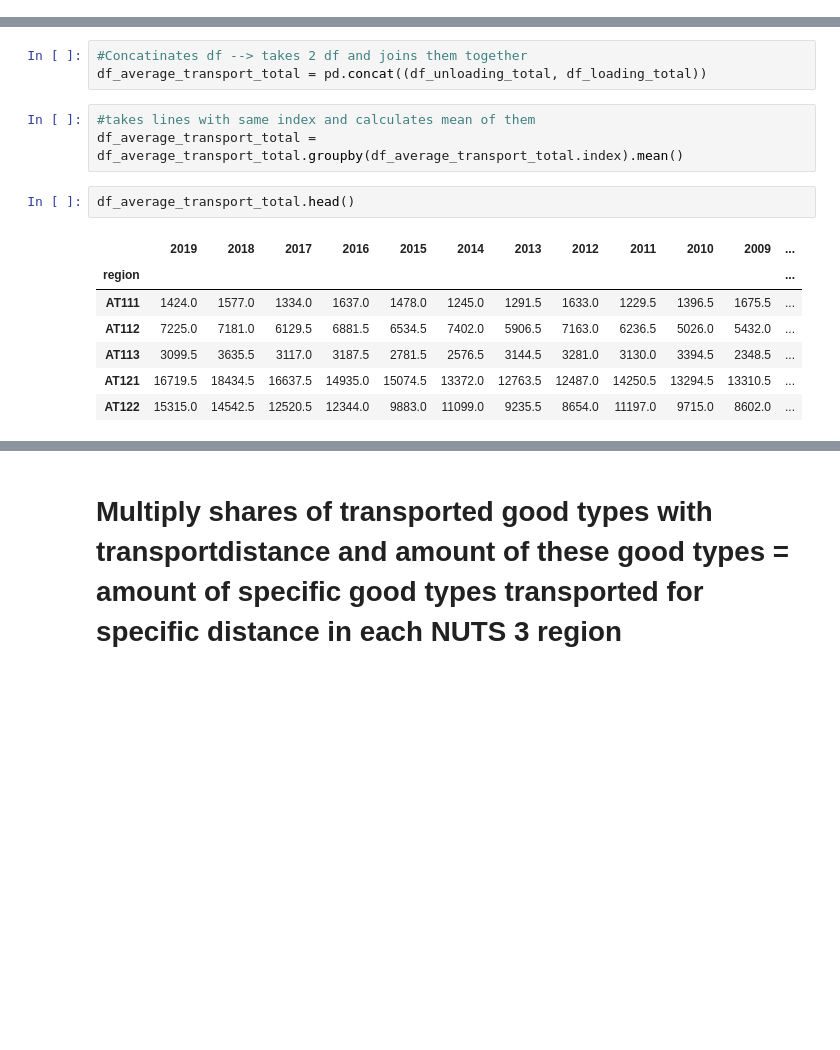
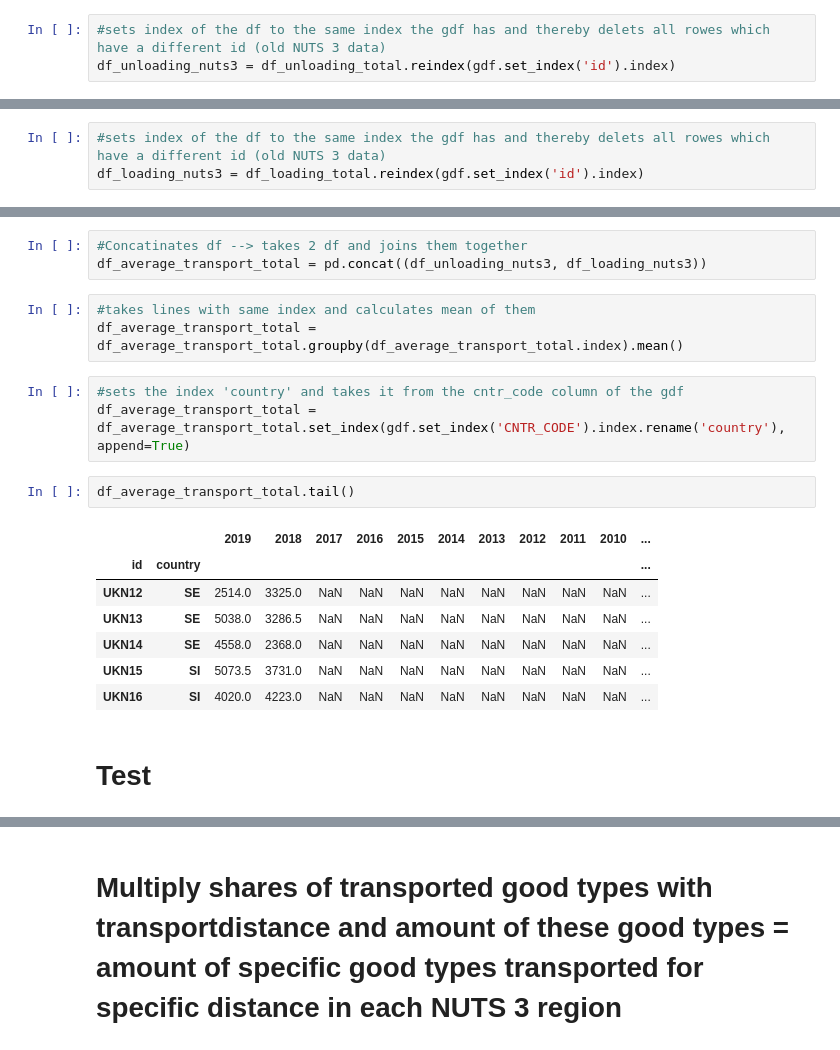
Before and after one commit to Frostie10/eurostat_test, a Jupyter notebook: test_eurostat.ipynb, the cells around one changed output, grey strips where cells are left out. Drawn from its saved outputs; the diff is of its cells as text; blank space fills up the shorter version.

```diff
--- a/test_eurostat.ipynb
+++ b/test_eurostat.ipynb
@@ -47,3 +47,6 @@ df_unloading = pearson_util.load_eurostat_tsv('https://ec.europa.eu/eurostat/est
 df_unloading_total = df_unloading.loc['TOTAL']
 # %%
 df_unloading_total = df_unloading_total.droplevel(0)
+# %%
+#sets index of the df to the same index the gdf has and thereby delets all rowes which have a different id (old NUTS 3 data)
+df_unloading_nuts3 = df_unloading_total.reindex(gdf.set_index('id').index)
@@ -54,3 +70,6 @@ df_loading = pearson_util.load_eurostat_tsv('https://ec.europa.eu/eurostat/estat
 df_loading_total = df_loading.loc['TOTAL']
 # %%
 df_loading_total = df_loading_total.droplevel(0)
+# %%
+#sets index of the df to the same index the gdf has and thereby delets all rowes which have a different id (old NUTS 3 data)
+df_loading_nuts3 = df_loading_total.reindex(gdf.set_index('id').index)
@@ -57,17 +88,22 @@ df_loading_total = df_loading_total.droplevel(0)
 # %%
 #Concatinates df --> takes 2 df and joins them together
-df_average_transport_total = pd.concat((df_unloading_total, df_loading_total))
+df_average_transport_total = pd.concat((df_unloading_nuts3, df_loading_nuts3))
 # %%
 #takes lines with same index and calculates mean of them
 df_average_transport_total = df_average_transport_total.groupby(df_average_transport_total.index).mean()
+# %%
+#sets the index 'country' and takes it from the cntr_code column of the gdf
+df_average_transport_total = df_average_transport_total.set_index(gdf.set_index('CNTR_CODE').index.rename('country'), append=True)
 # %%
-df_average_transport_total.head()
+df_average_transport_total.tail()
 # %% [output]
-|  | 2019 | 2018 | 2017 | 2016 | 2015 | 2014 | 2013 | 2012 | 2011 | 2010 | 2009 | ... |
-| region |  |  |  |  |  |  |  |  |  |  |  | ... |
-| AT111 | 1424.0 | 1577.0 | 1334.0 | 1637.0 | 1478.0 | 1245.0 | 1291.5 | 1633.0 | 1229.5 | 1396.5 | 1675.5 | ... |
-| AT112 | 7225.0 | 7181.0 | 6129.5 | 6881.5 | 6534.5 | 7402.0 | 5906.5 | 7163.0 | 6236.5 | 5026.0 | 5432.0 | ... |
-| AT113 | 3099.5 | 3635.5 | 3117.0 | 3187.5 | 2781.5 | 2576.5 | 3144.5 | 3281.0 | 3130.0 | 3394.5 | 2348.5 | ... |
-| AT121 | 16719.5 | 18434.5 | 16637.5 | 14935.0 | 15074.5 | 13372.0 | 12763.5 | 12487.0 | 14250.5 | 13294.5 | 13310.5 | ... |
-| AT122 | 15315.0 | 14542.5 | 12520.5 | 12344.0 | 9883.0 | 11099.0 | 9235.5 | 8654.0 | 11197.0 | 9715.0 | 8602.0 | ... |
+|  |  | 2019 | 2018 | 2017 | 2016 | 2015 | 2014 | 2013 | 2012 | 2011 | 2010 | ... |
+| id | country |  |  |  |  |  |  |  |  |  |  | ... |
+| UKN12 | SE | 2514.0 | 3325.0 | NaN | NaN | NaN | NaN | NaN | NaN | NaN | NaN | ... |
+| UKN13 | SE | 5038.0 | 3286.5 | NaN | NaN | NaN | NaN | NaN | NaN | NaN | NaN | ... |
+| UKN14 | SE | 4558.0 | 2368.0 | NaN | NaN | NaN | NaN | NaN | NaN | NaN | NaN | ... |
+| UKN15 | SI | 5073.5 | 3731.0 | NaN | NaN | NaN | NaN | NaN | NaN | NaN | NaN | ... |
+| UKN16 | SI | 4020.0 | 4223.0 | NaN | NaN | NaN | NaN | NaN | NaN | NaN | NaN | ... |
+# %% [markdown]
+# Test
 # %%
```
Also changed, not shown: parts of 6 cells of this notebook.
